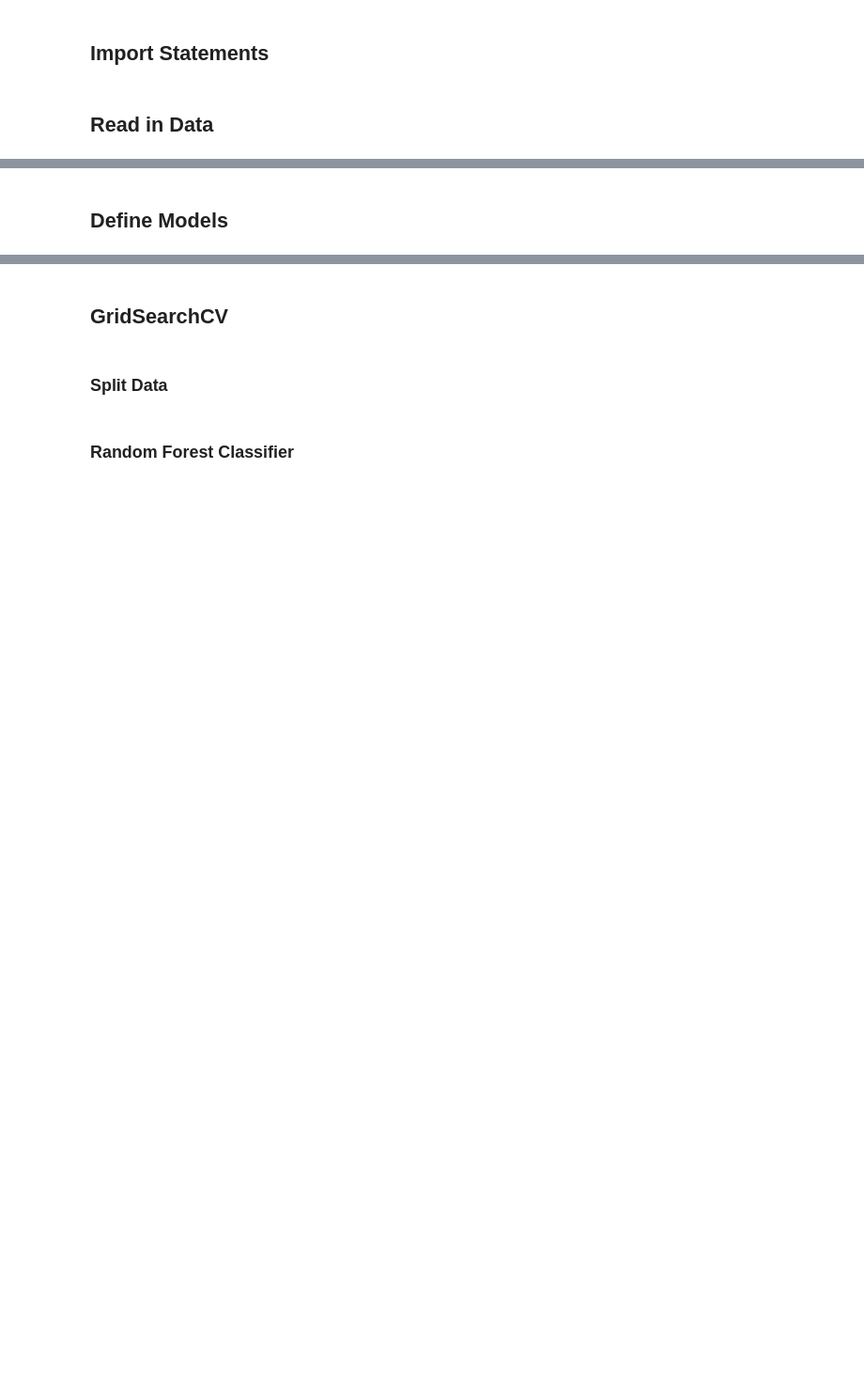
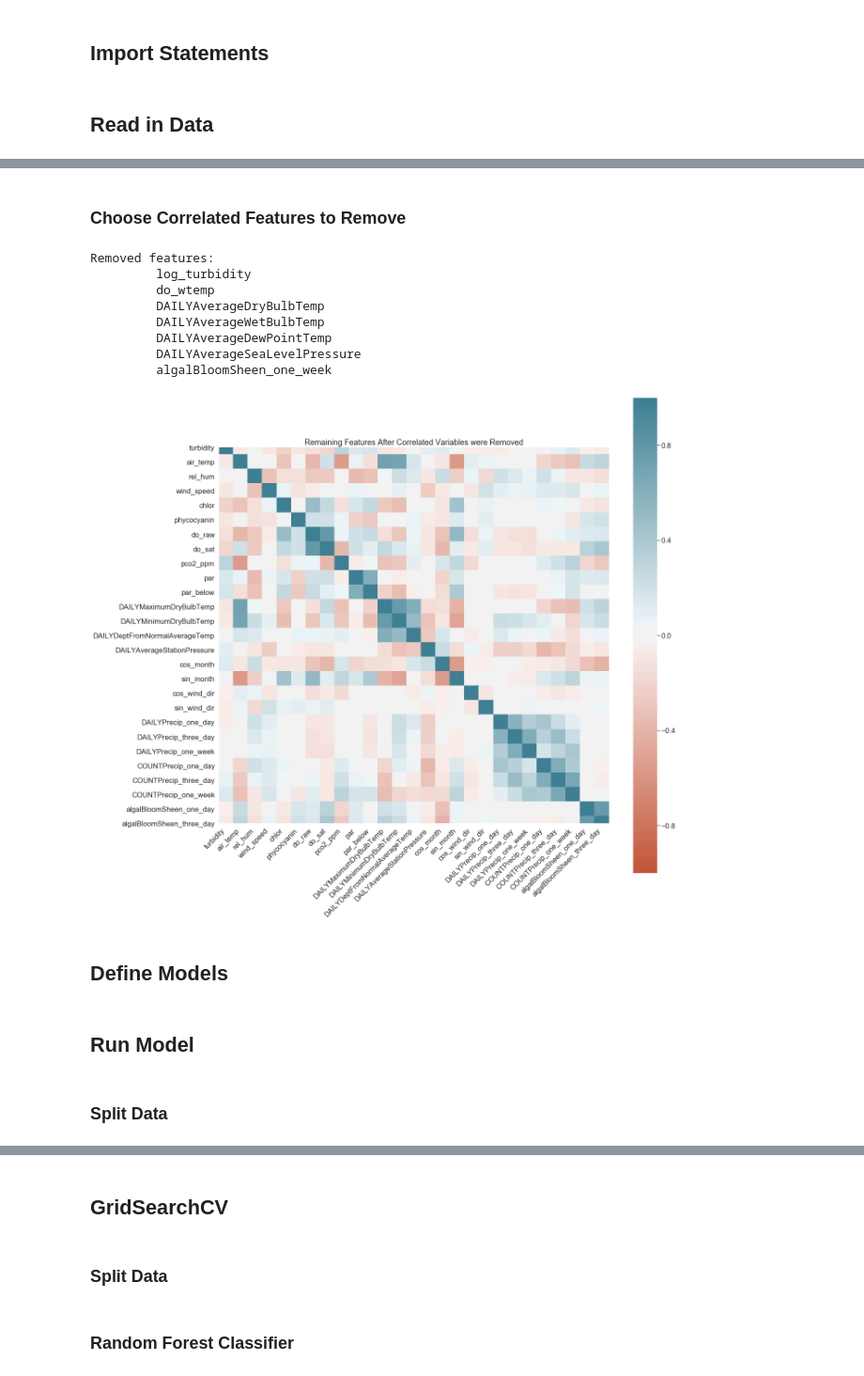
Before and after one commit to acnagle/CLA-Project, a Jupyter notebook: Code/Mendota Data with Shuffling.ipynb, the cells around one changed output, grey strips where cells are left out. Shown at 94% size. Saved outputs shown, nothing was run; the diff lists cells and outputs as text; code cells hidden in the pictures; blank space fills up the shorter version.

```diff
--- a/Code/Mendota Data with Shuffling.ipynb
+++ b/Code/Mendota Data with Shuffling.ipynb
@@ -41,3 +66,59 @@ data = data.drop('label', axis='columns')
+# %% [markdown]
+### Choose Correlated Features to Remove
+# %%
+corr_thresh = 0.80  # threshold for correlation. for any two variables with correlation > thresh, one is removed
+
+thresh = corr.abs() > corr_thresh
+
+keep = copy.deepcopy(data.columns).to_list()
+
+print('Removed features: ')
+# keep features whose correlation with other features is <= corr_thresh
+for i in range(0, len(thresh.index)):
+    for j in range(i+1, len(thresh.columns)):
+        if thresh.iloc[i, j]:
+            if thresh.columns[j] in keep:
+                print('\t', thresh.columns[j])
+                keep.remove(thresh.columns[j])
+
+# handpicked keep based on results above
+# keep = ['turbidity', 'rel_hum', 'wind_speed', 'chlor',
+#        'phycocyanin', 'do_sat', 'do_wtemp', 'pco2_ppm', 'par',
+#        'par_below', 'DAILYMaximumDryBulbTemp', 'DAILYMinimumDryBulbTemp',
+#        'DAILYPrecip',
+#        'DAILYAverageStationPressure',
+#        'cos_month', 'sin_month', 'cos_wind_dir', 'sin_wind_dir',
+#        'DAILYPrecip_one_day', 'DAILYPrecip_three_day', 'DAILYPrecip_one_week',
+#        'algalBloomSheen_one_week']
+
+new = data[keep]
+
+new_corr = new.corr()
+plt.subplots(figsize=(20, 20))
+sns.set(font_scale=1.5)
+
+ax = sns.heatmap(
+    new_corr,
+    vmin=-1, vmax=1, center=0,
+    cmap=sns.diverging_palette(20, 220, n=200),
+    square=True
+)
+ax.set_xticklabels(
+    ax.get_xticklabels(),
+    rotation=45,
+    horizontalalignment='right'
+)
+ax.set_title('Remaining Features After Correlated Variables were Removed');
+# %% [output]
+Removed features:
+         log_turbidity
+         do_wtemp
+         DAILYAverageDryBulbTemp
+         DAILYAverageWetBulbTemp
+         DAILYAverageDewPointTemp
+         DAILYAverageSeaLevelPressure
+         algalBloomSheen_one_week
+[figure, added]
 # %% [markdown]
 ## Define Models
 # %%
@@ -114,3 +195,7 @@ mlp = MLPClassifier(
 ########################################
 ########################################
 ########################################
+# %% [markdown]
+## Run Model
+# %% [markdown]
+### Split Data
```
Also changed, not shown: parts of 10 cells of this notebook, 6 other files.
